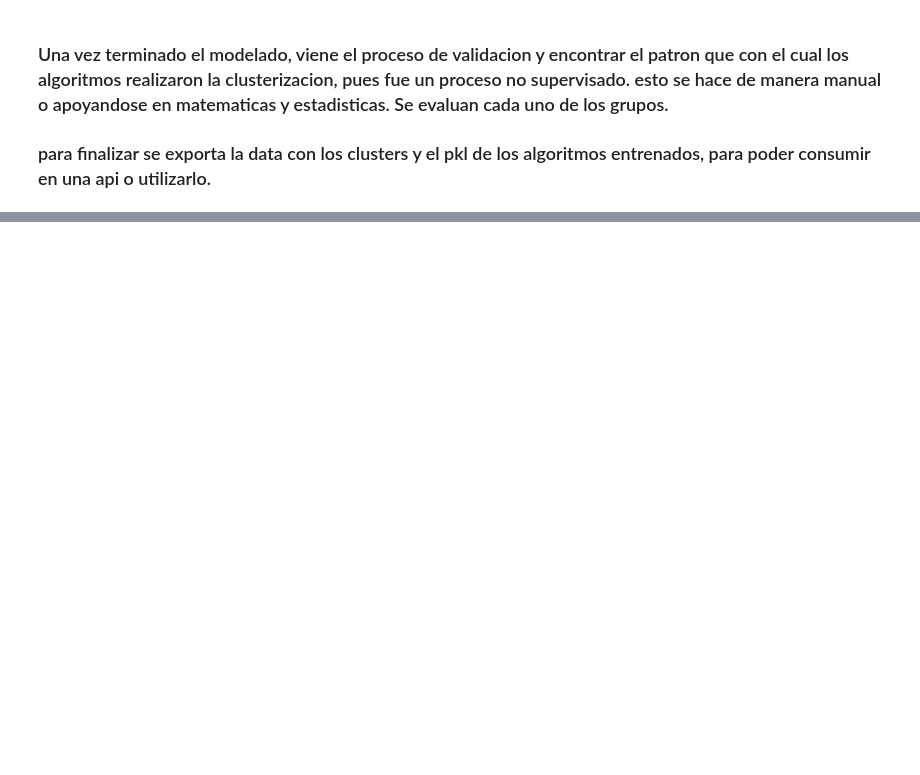
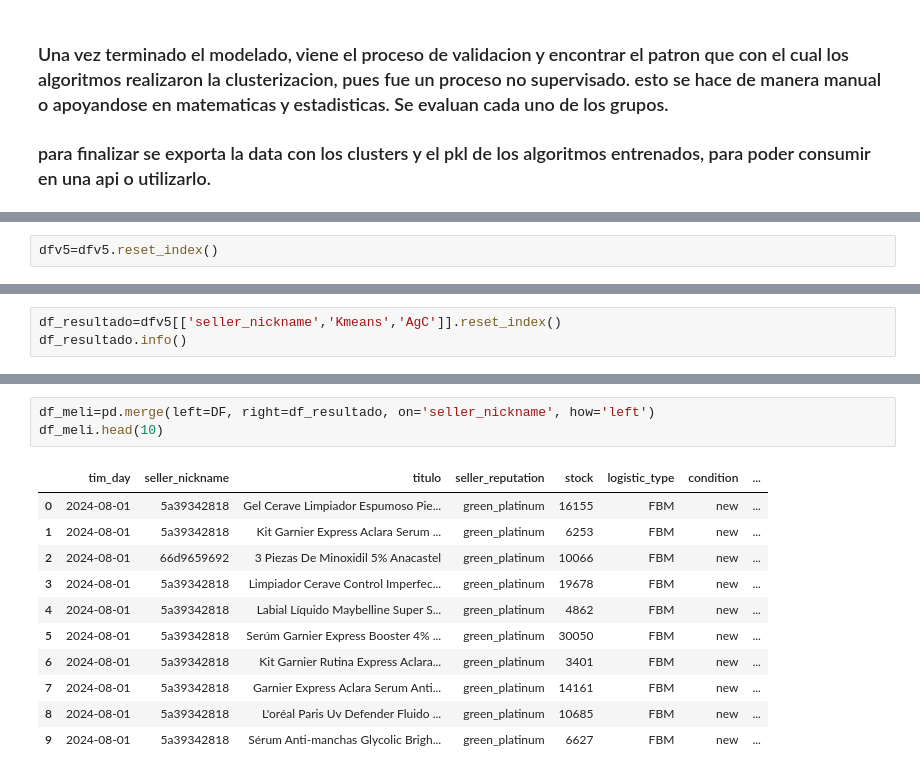
Before and after one commit to ingvamartinez/Clustering_MeLi, a Jupyter notebook: Notebooks/EDA_Modelado_nsp_mejorado.ipynb, the cells around one changed output, grey strips where cells are left out. Cells and saved outputs as stored; diff of their text form; blank space fills up the shorter version.

```diff
--- a/Notebooks/EDA_Modelado_nsp_mejorado.ipynb
+++ b/Notebooks/EDA_Modelado_nsp_mejorado.ipynb
@@ -944,0 +893,2 @@ pickle.dump(AgC,open('AgC.sav','wb'))
+# %%
+dfv5=dfv5.reset_index()
@@ -944,0 +915,3 @@ pickle.dump(AgC,open('AgC.sav','wb'))
+# %%
+df_resultado=dfv5[['seller_nickname','Kmeans','AgC']].reset_index()
+df_resultado.info()
@@ -944,0 +930,15 @@ pickle.dump(AgC,open('AgC.sav','wb'))
+# %%
+df_meli=pd.merge(left=DF, right=df_resultado, on='seller_nickname', how='left')
+df_meli.head(10)
+# %% [output]
+|  | tim_day | seller_nickname | titulo | seller_reputation | stock | logistic_type | condition | ... |
+| 0 | 2024-08-01 | 5a39342818 | Gel Cerave Limpiador Espumoso Pie... | green_platinum | 16155 | FBM | new | ... |
+| 1 | 2024-08-01 | 5a39342818 | Kit Garnier Express Aclara Serum ... | green_platinum | 6253 | FBM | new | ... |
+| 2 | 2024-08-01 | 66d9659692 | 3 Piezas De Minoxidil 5% Anacastel | green_platinum | 10066 | FBM | new | ... |
+| 3 | 2024-08-01 | 5a39342818 | Limpiador Cerave Control Imperfec... | green_platinum | 19678 | FBM | new | ... |
+| 4 | 2024-08-01 | 5a39342818 | Labial Líquido Maybelline Super S... | green_platinum | 4862 | FBM | new | ... |
+| 5 | 2024-08-01 | 5a39342818 | Serúm Garnier Express Booster 4% ... | green_platinum | 30050 | FBM | new | ... |
+| 6 | 2024-08-01 | 5a39342818 | Kit Garnier Rutina Express Aclara... | green_platinum | 3401 | FBM | new | ... |
+| 7 | 2024-08-01 | 5a39342818 | Garnier Express Aclara Serum Anti... | green_platinum | 14161 | FBM | new | ... |
+| 8 | 2024-08-01 | 5a39342818 | L'oréal Paris Uv Defender Fluido ... | green_platinum | 10685 | FBM | new | ... |
+| 9 | 2024-08-01 | 5a39342818 | Sérum Anti-manchas Glycolic Brigh... | green_platinum | 6627 | FBM | new | ... |
```
Also changed, not shown: parts of 21 cells of this notebook, 5 other files.
